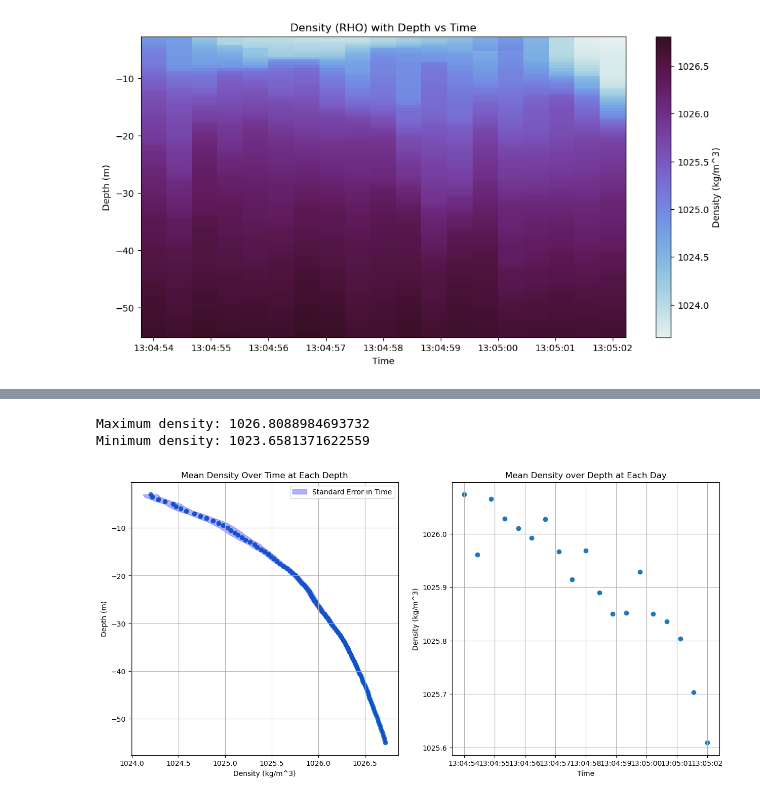
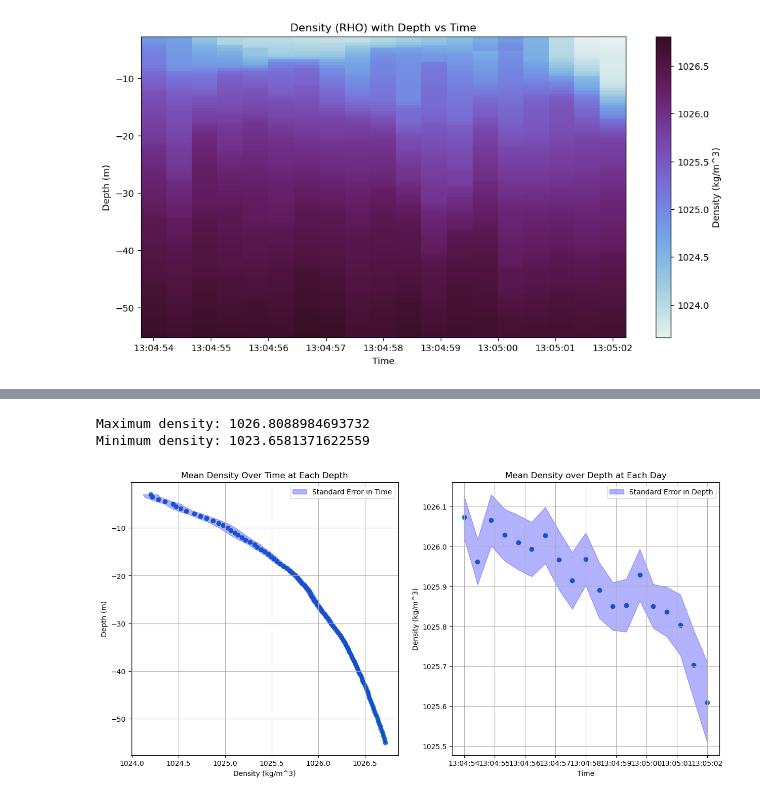
Before and after one commit to tgstone/sio-math-workshop, a Jupyter notebook: docs/source/day2/data_workshop1.ipynb, the cells around one changed output, grey strips where cells are left out. Cells and saved outputs as stored; diff of their text form; code cells hidden in the pictures.

Commit message:
updated data_workshop1 notebook

```diff
--- a/docs/source/day2/data_workshop1.ipynb
+++ b/docs/source/day2/data_workshop1.ipynb
@@ -153,31 +166,33 @@ max_rho = RHO.max()
 min_rho = RHO.min()
 
 mean_time = RHO.mean(axis = 1)
 std_time = RHO.std(axis = 1)
 
 # Compute the standard error for RHO
 std_error_depth = std_depth / np.sqrt(M)
 std_error_time = std_time / np.sqrt(N)
 
 # plot the mean at each depth
 fig, axs = plt.subplots(1,2, figsize = (15,7))
 axs[0].scatter(mean_depth, data['depth'])
 axs[0].fill_betweenx(data['depth'], mean_depth - std_error_depth, mean_depth + std_error_depth, alpha=0.3, color='blue', label='Standard Error in Time')
 axs[0].legend()
 axs[0].grid()
 axs[0].set_title("Mean Density Over Time at Each Depth")
 axs[0].set_xlabel("Density (kg/m^3)")
 axs[0].set_ylabel("Depth (m)")
 
 axs[1].scatter(data['time'], mean_time)
+axs[1].fill_between(data['time'], mean_time - std_error_time, mean_time + std_error_time, alpha=0.3, color='blue', label='Standard Error in Depth')
+axs[1].legend()
 axs[1].grid()
 axs[1].set_title("Mean Density over Depth at Each Day")
 axs[1].set_xlabel("Time")
 axs[1].set_ylabel("Density (kg/m^3)")
 
 print("Maximum density: {}".format(max_rho))
 print("Minimum density: {}".format(min_rho))
 # %% [output]
 Maximum density: 1026.8088984693732
 Minimum density: 1023.6581371622559
-[figure, old version]
+[figure, new version]
```
Also changed, not shown: parts of 9 cells of this notebook.
